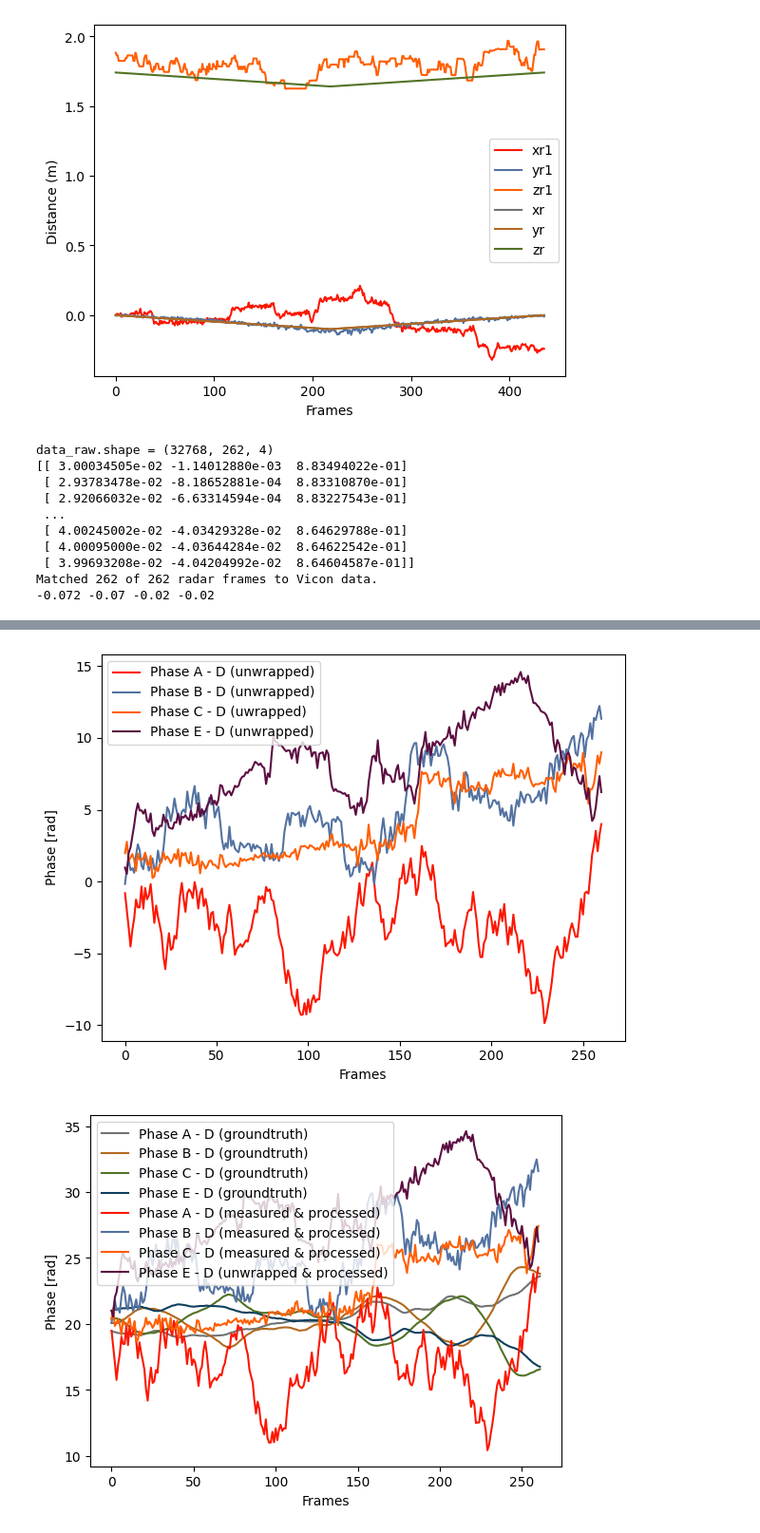
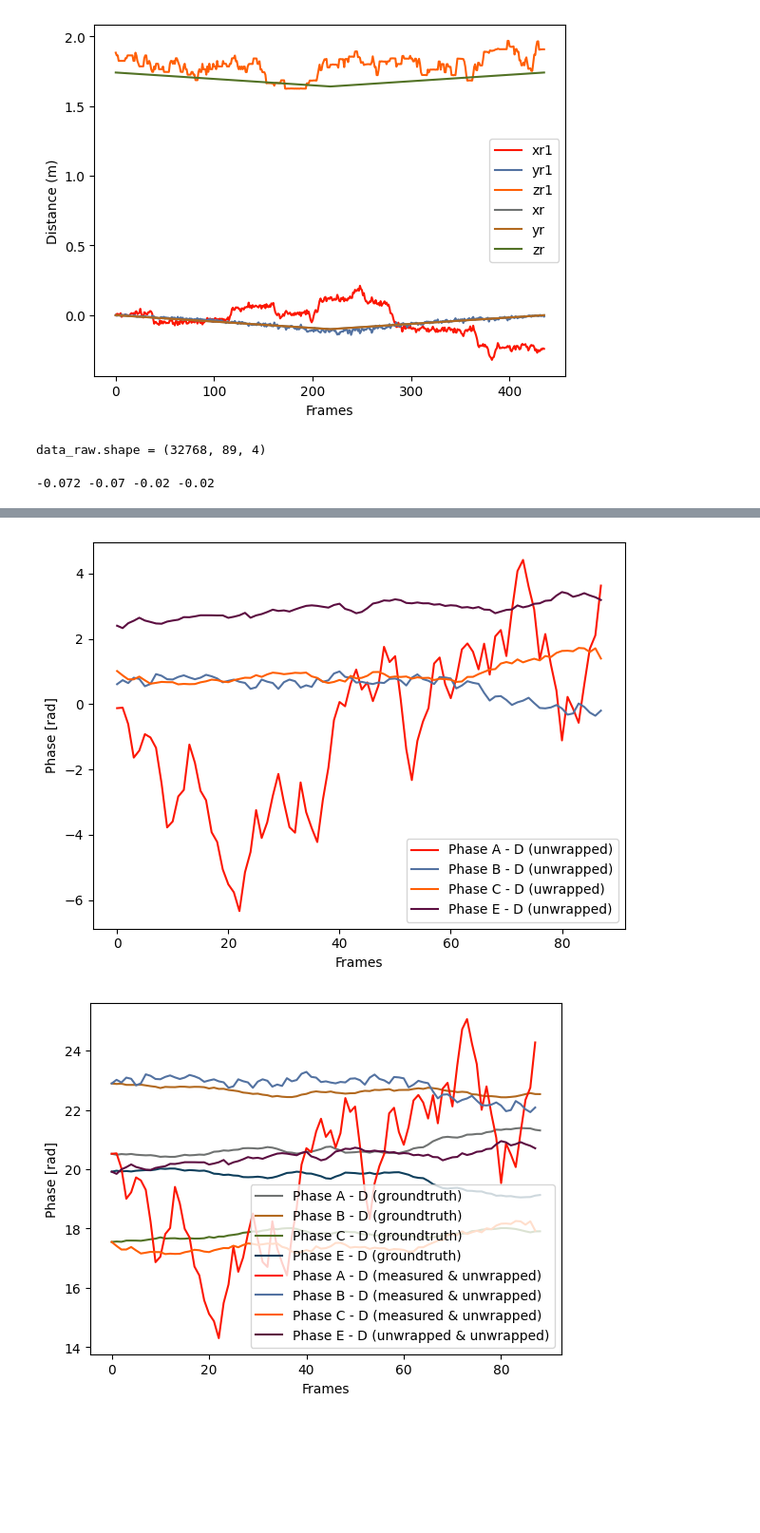
Before and after one commit to sohamc1/mmLand, a Jupyter notebook: 3d_method_full.ipynb, the cells around one changed output, grey strips where cells are left out. Shown at 95% size. Cells and saved outputs as stored; diff of their text form; code cells hidden in the pictures; blank space fills up the shorter version.

Commit message:
fix vicon processing to account for tag rotation and radar offset

```diff
--- a/3d_method_full.ipynb
+++ b/3d_method_full.ipynb
@@ -1093,7 +1153,9 @@ def full_processing_vicon(radar_filename, vicon_filename, n_frames=None, tag=new
     plt.plot(phaseED, label="Phase E - D (unwrapped)", color="#5C0E41")
     plt.legend(); plt.xlabel("Frames"); plt.ylabel("Phase [rad]"); plt.tight_layout()
 
-    d, dhat, _, _ = load_radar_and_align_vicon(radar_filename, vicon_filename)
+    RADAR_OFFSET = (0, 0, -0.2)
+
+    d, dhat, _, _ = process_vicon(radar_filename, vicon_filename, radar_offset_drone=RADAR_OFFSET)
 
     lam = 3e8/24.15e9
     norms = np.linalg.norm(d, axis=1)
@@ -1139,10 +1201,10 @@ def full_processing_vicon(radar_filename, vicon_filename, n_frames=None, tag=new
     plt.plot(dphi_b, label="Phase B - D (groundtruth)", color="#B2691F")
     plt.plot(dphi_c, label="Phase C - D (groundtruth)", color="#527225")
     plt.plot(dphi_e, label="Phase E - D (groundtruth)", color="#0E3F5C")
-    plt.plot(phaseAD, label="Phase A - D (measured & processed)", color="#fc1703")
-    plt.plot(phaseBD, label="Phase B - D (measured & processed)", color="#5372A1")
-    plt.plot(phaseCD, label="Phase C - D (measured & processed)", color="#FF5F05")
-    plt.plot(phaseED, label="Phase E - D (unwrapped & processed)", color="#5C0E41")
+    plt.plot(phaseAD, label="Phase A - D (measured & unwrapped)", color="#fc1703")
+    plt.plot(phaseBD, label="Phase B - D (measured & unwrapped)", color="#5372A1")
+    plt.plot(phaseCD, label="Phase C - D (measured & unwrapped)", color="#FF5F05")
+    plt.plot(phaseED, label="Phase E - D (unwrapped & unwrapped)", color="#5C0E41")
     plt.legend(); plt.xlabel("Frames"); plt.ylabel("Phase [rad]")
 
     # Using A and B
@@ -1232,15 +1294,7 @@ def full_processing_vicon(radar_filename, vicon_filename, n_frames=None, tag=new
 
     plt.show()
 # %%
-full_processing_vicon("irl_drone_hover_1-24GHz.pickle", "irl_drone_hover_1.csv")
+full_processing_vicon("irl_drone_handheld_1-24GHz.pickle", "irl_drone_handheld_1.csv")
 # %% [output]
-data_raw.shape = (32768, 262, 4)
-[[ 3.00034505e-02 -1.14012880e-03  8.83494022e-01]
- [ 2.93783478e-02 -8.18652881e-04  8.83310870e-01]
- [ 2.92066032e-02 -6.63314594e-04  8.83227543e-01]
- ...
- [ 4.00245002e-02 -4.03429328e-02  8.64629788e-01]
- [ 4.00095000e-02 -4.03644284e-02  8.64622542e-01]
- [ 3.99693208e-02 -4.04204992e-02  8.64604587e-01]]
-Matched 262 of 262 radar frames to Vicon data.
--0.072 -0.07 -0.02 -0.02
+data_raw.shape = (32768, 89, 4)
+-0.072 -0.07 -0.02 -0.02
@@ -1249,2 +1303,2 @@ Matched 262 of 262 radar frames to Vicon data.
-[figure, old version]
+[figure, new version]
-[figure, old version]
+[figure, new version]
```
Also changed, not shown: parts of 2 cells of this notebook.
